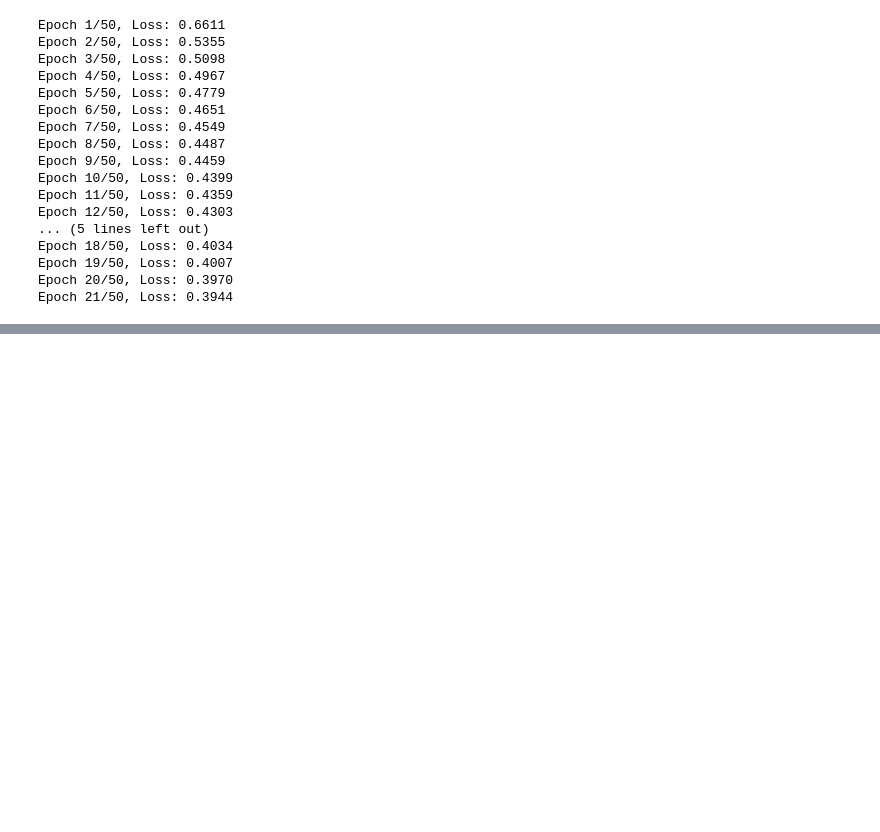
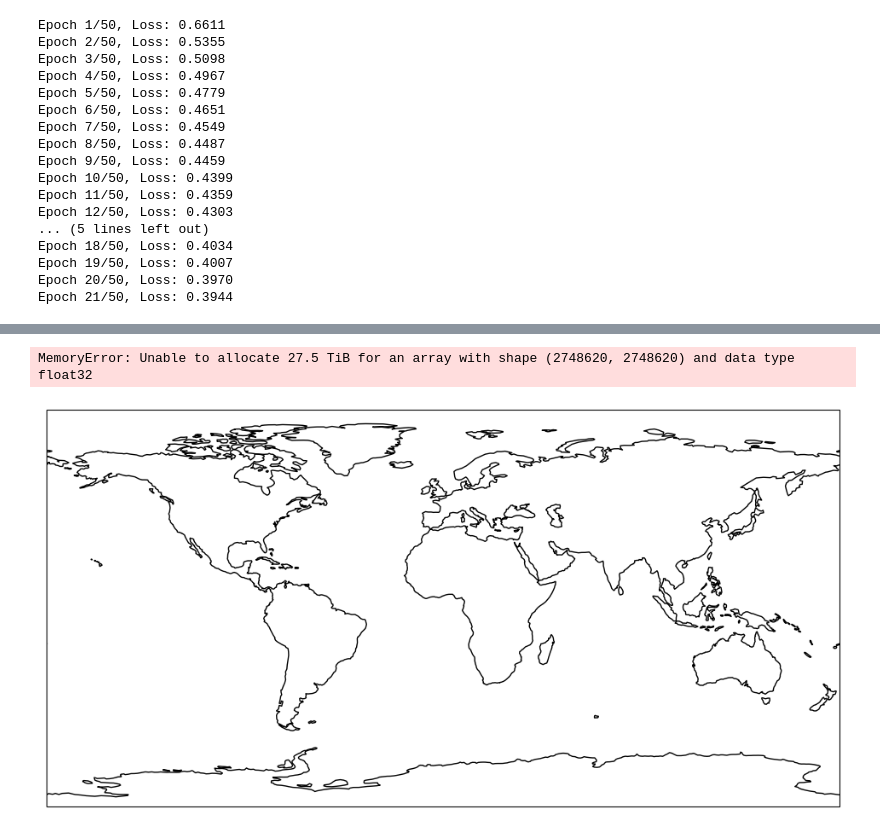
Before and after one commit to benerain/cloud-base-height, a Jupyter notebook: copy_pre.ipynb, the cells around one changed output, grey strips where cells are left out. Saved outputs shown, nothing was run; the diff lists cells and outputs as text; code cells hidden in the pictures; blank space fills up the shorter version.

```diff
--- a/copy_pre.ipynb
+++ b/copy_pre.ipynb
@@ -1199,0 +1245,19 @@ plt.show()
+# %%
+cumulo_path = '/home/jinzhi/hdd/lyj/CUMULO_data/A2008.001.0505.nc'
+fill_value = nc4.Dataset(cumulo_path, 'r', format='NETCDF4').variables['cloud_layer_base']._FillValue
+# %%
+dataset = nc.Dataset(cumulo_path)
+# 读取cloud_mask数据
+cloud_mask = dataset.variables['cloud_mask'][:]
+
+# 查看cloud_mask的基本信息
+print(cloud_mask)
+
+# 假设1代表有云，0代表无云
+cloudy_pixels = np.sum(cloud_mask == 1)
+total_pixels = cloud_mask.size
+cloudy_percentage = (cloudy_pixels / total_pixels) * 100
+
+print(f"Total pixels: {total_pixels}")
+print(f"Cloudy pixels: {cloudy_pixels}")
+print(f"Percentage of cloudy pixels: {cloudy_percentage:.2f}%")
@@ -1199,0 +1309,33 @@ plt.show()
+# %%
+def plot_data(lat, lon, data):
+    """Plot masked cloud layer base data on a map."""
+    fig, ax = plt.subplots(figsize=(12, 8), subplot_kw={'projection': ccrs.PlateCarree()})
+    ax.coastlines()
+    ax.set_global()
+
+    if lat.ndim > 2 and isinstance(lon, np.ma.MaskedArray):
+        lat = lat[0, :, :].compressed()
+    if lon.ndim > 2 and isinstance(lon, np.ma.MaskedArray):
+        lon = lon[0, :, :].compressed()
+
+
+    lon2d, lat2d = np.meshgrid(lon, lat)  # Ensure lon and lat are meshed if they're 1D
+
+    # Assume the data is 2D and corresponds to the first time slice and first layer
+    data_slice = data[0, :, :, 0]  # Adjust slicing if needed
+    mesh = ax.pcolormesh(lon2d, lat2d, data_slice, cmap='viridis', transform=ccrs.PlateCarree())
+
+    plt.colorbar(mesh, ax=ax, shrink=0.5, label='Cloud Layer Base (km)')
+    plt.title('Cloud Layer Base Heights')
+    plt.show()
+
+# Load latitude and longitude data
+latitude = nc4.Dataset(cumulo_path).variables['latitude'][:]
+longitude = nc4.Dataset(cumulo_path).variables['longitude'][:]
+# latitude.shape
+# longitude.compressed()
+# Call the plot function with the masked data
+plot_data(latitude, longitude, masked_cloud_layer_base)
+# %% [output]
+MemoryError: Unable to allocate 27.5 TiB for an array with shape (2748620, 2748620) and data type float32
+[figure, added]
```
Also changed, not shown: parts of 29 cells of this notebook, 3 other files.
